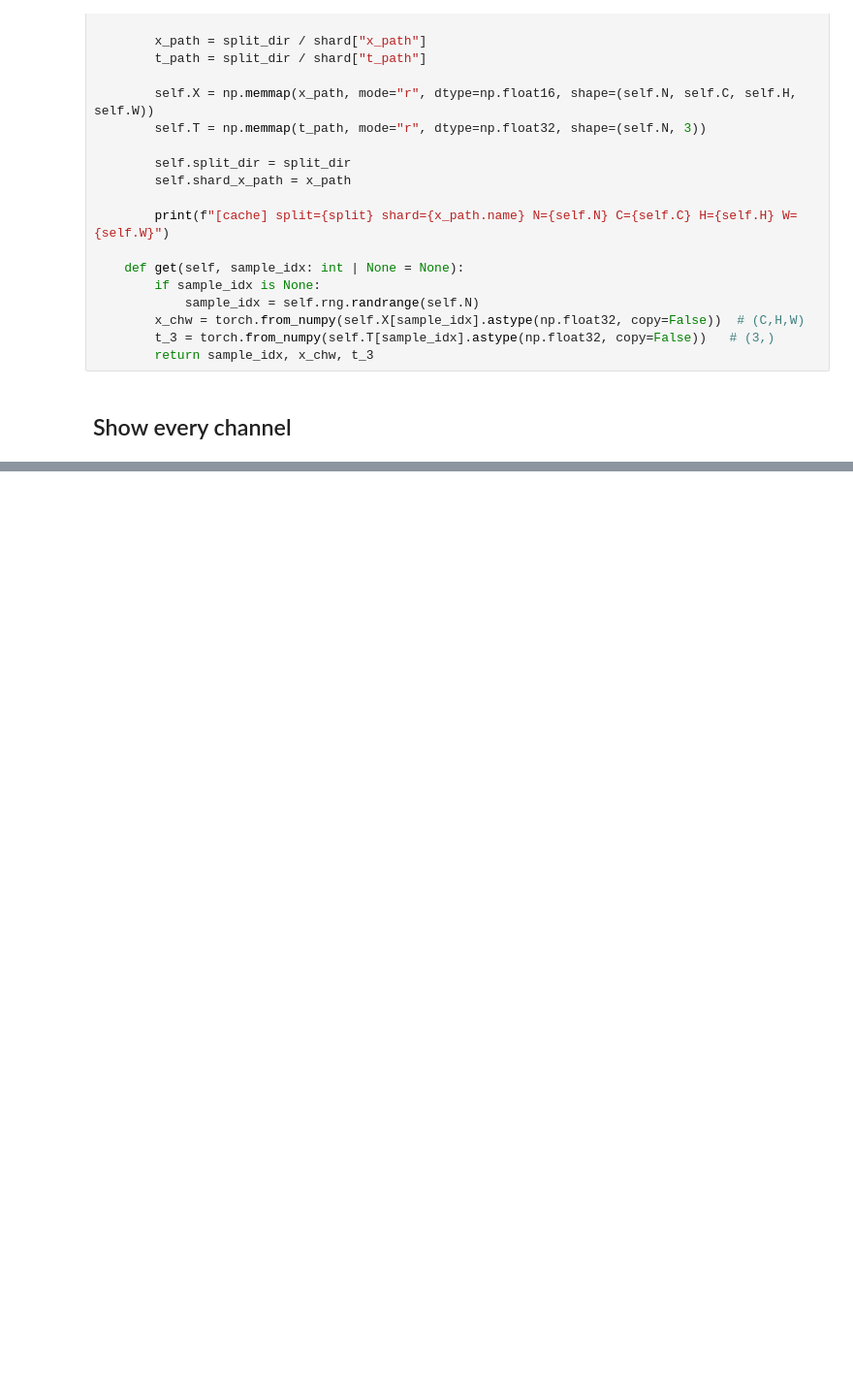
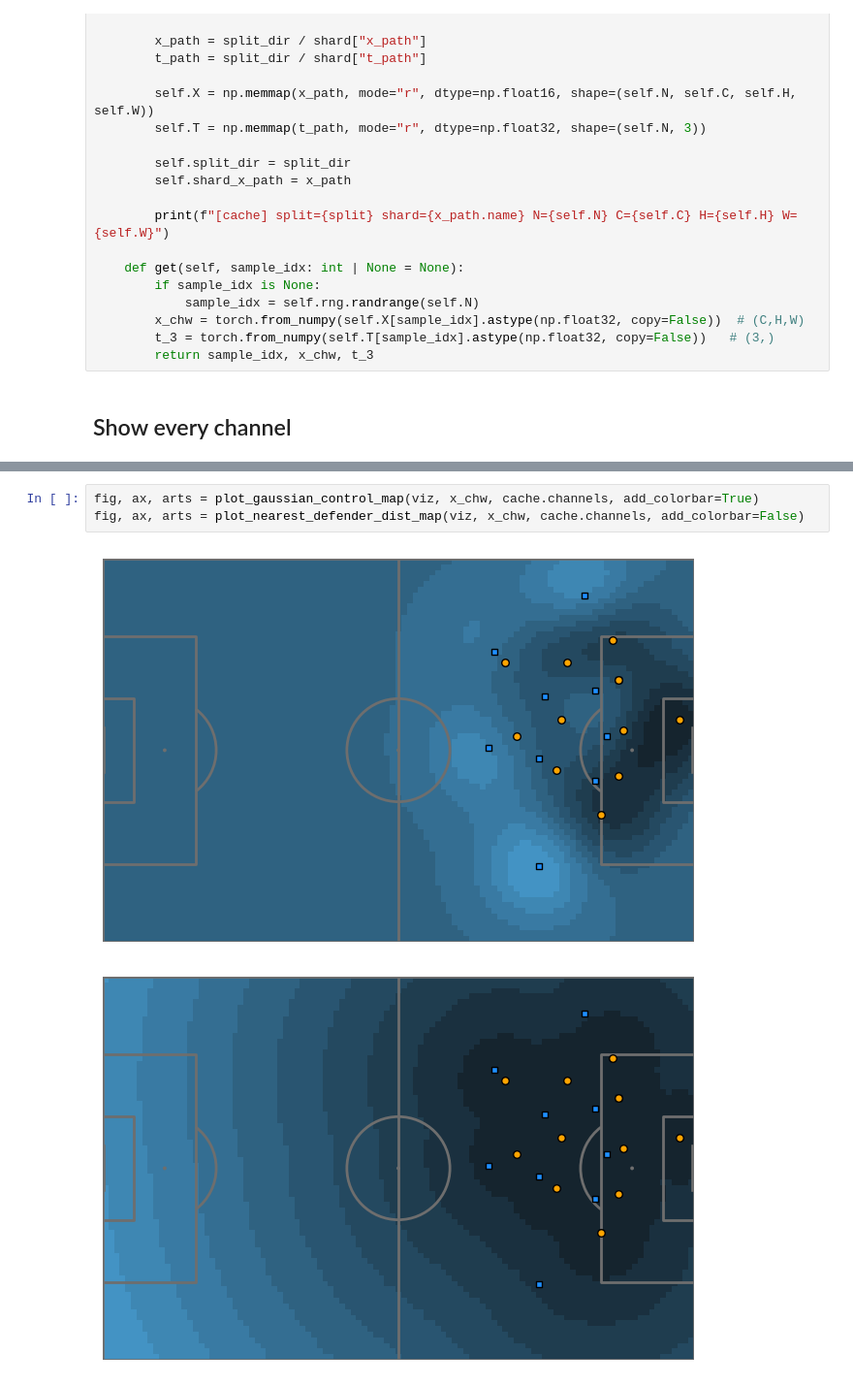
Before and after one commit to ethsen/Soccer-Research, a Jupyter notebook: testing-notebooks/visualize.ipynb, the cells around one changed output, grey strips where cells are left out. Shown at 97% size. Drawn from its saved outputs; the diff is of its cells as text; blank space fills up the shorter version.

```diff
--- a/testing-notebooks/visualize.ipynb
+++ b/testing-notebooks/visualize.ipynb
@@ -186,0 +537,6 @@ show_all_channels_one_figure(cache, static=static)
+# %%
+fig, ax, arts = plot_gaussian_control_map(viz, x_chw, cache.channels, add_colorbar=True)
+fig, ax, arts = plot_nearest_defender_dist_map(viz, x_chw, cache.channels, add_colorbar=False)
+# %% [output]
+[figure, added]
+[figure, added]
```
Also changed, not shown: parts of 10 cells of this notebook, 18 other files.
